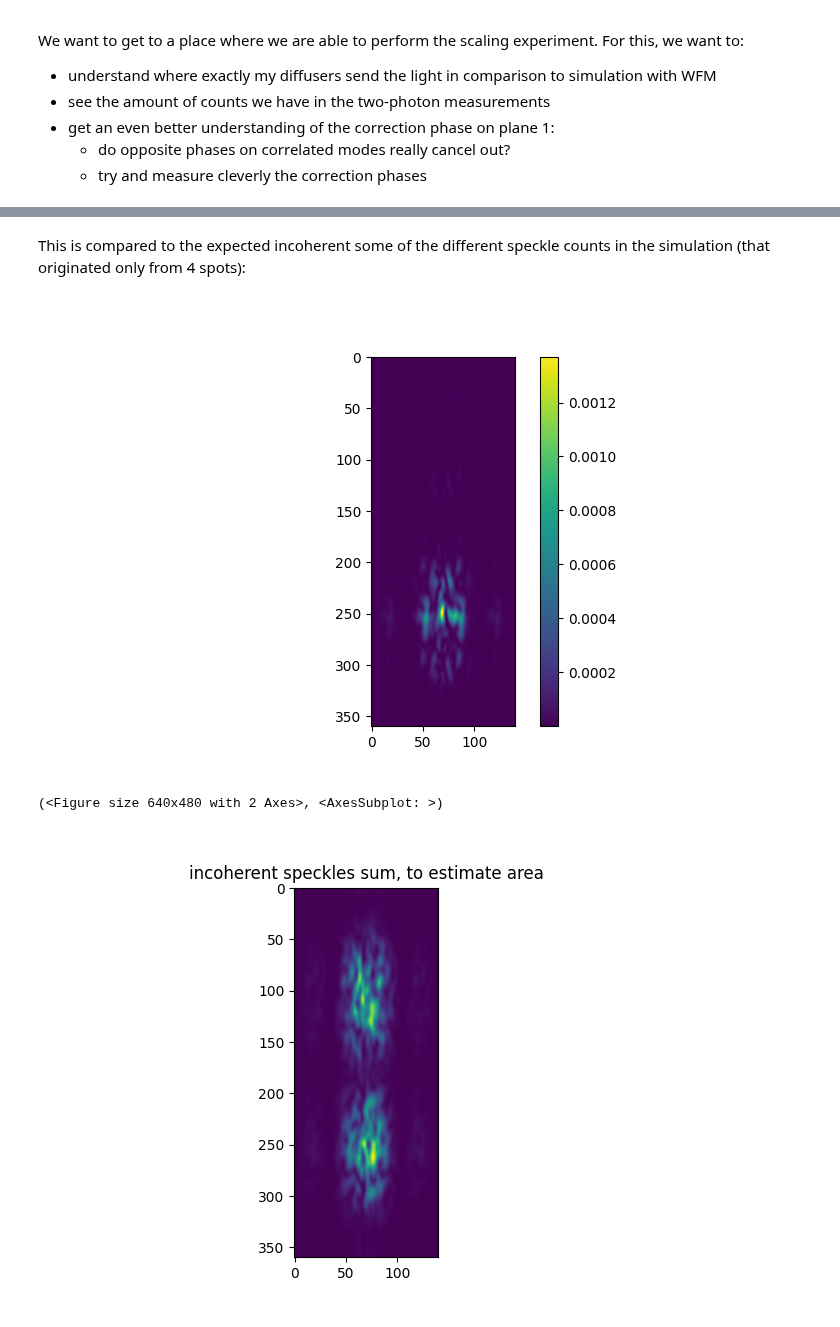
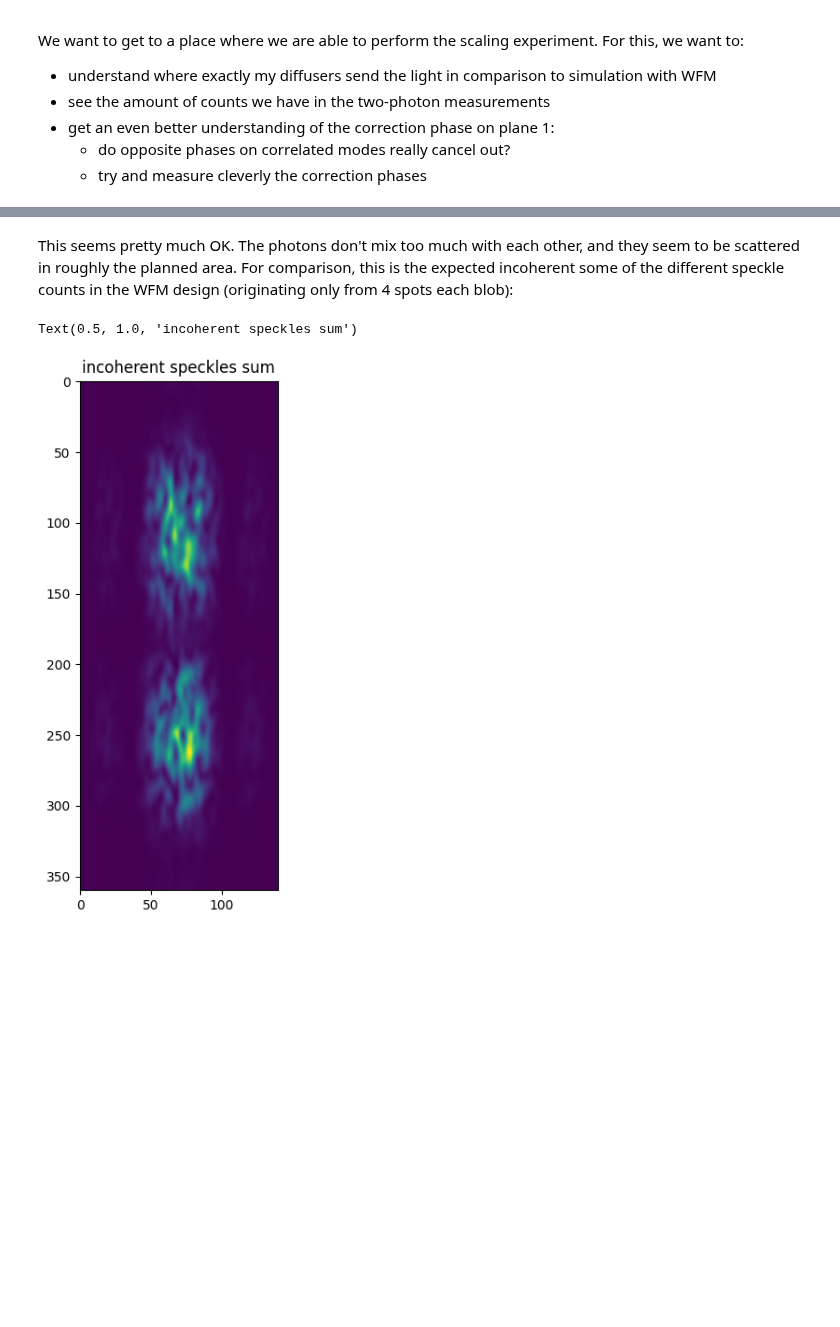
Before and after one commit to rubiaek/pianoq, a Jupyter notebook: pianoq/notebooks/writeup_spots_diffuser1_counts_and_phases.ipynb, the cells around one changed output, grey strips where cells are left out. Cells and saved outputs as stored; diff of their text form; code cells hidden in the pictures; blank space fills up the shorter version.

Commit message:
more writeup_spots_diffuser1_counts_and_phases.ipynb

```diff
--- a/pianoq/notebooks/writeup_spots_diffuser1_counts_and_phases.ipynb
+++ b/pianoq/notebooks/writeup_spots_diffuser1_counts_and_phases.ipynb
@@ -42,17 +54,16 @@ Text(0.5, 1.0, 'Singles signal')
 # %% [markdown]
-This is compared to the expected incoherent some of the different speckle counts in the simulation (that originated only from 4 spots):
+This seems pretty much OK. The photons don't mix too much with each other, and they seem to be scattered in roughly the planned area. For comparison, this is the expected incoherent some of the different speckle counts in the WFM design (originating only from 4 spots each blob):
 # %%
 sim_res_path = glob.glob(rf'{dir_path}\*diffuser*d{d_no}d*.mplcsim')[0]
 sr = MPLCSimResult()
 sr.loadfrom(sim_res_path)
 output_speckle_modes = np.arange(0, 8)
 all_speckles = sr.backward_fields[-1, output_speckle_modes]
-fig, ax = plt.subplots()
+fig, ax = plt.subplots(figsize=(3, 6), constrained_layout=True)
 ax.imshow((np.abs(all_speckles)**2).sum(axis=0)[sr.active_slice])
-ax.set_title('incoherent speckles sum, to estimate area')
+ax.set_title('incoherent speckles sum')
 
-mimshow((np.abs(all_speckles[0])**2)[sr.active_slice])
+# mimshow((np.abs(all_speckles[0])**2)[sr.active_slice])
 # %% [output]
+Text(0.5, 1.0, 'incoherent speckles sum')
-[figure, old version]
+[figure, new version]
-(<Figure size 640x480 with 2 Axes>, <AxesSubplot: >)
-[figure, removed]
```
Also changed, not shown: parts of 12 cells of this notebook.
